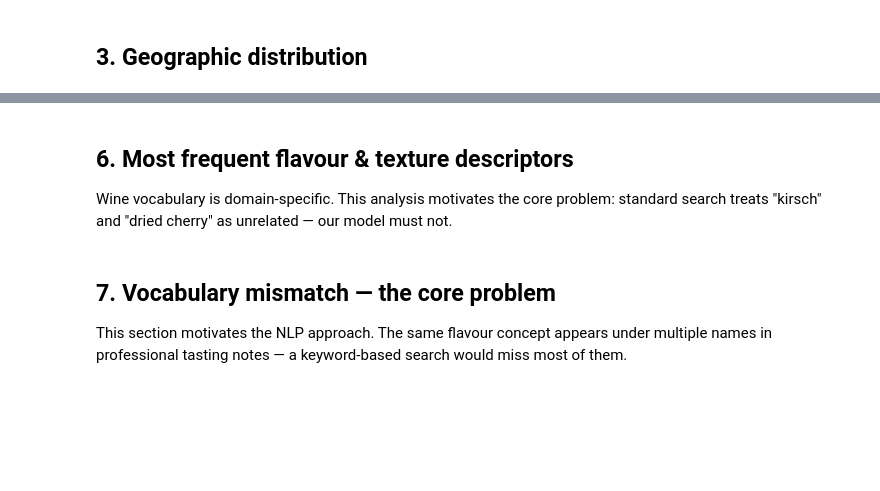
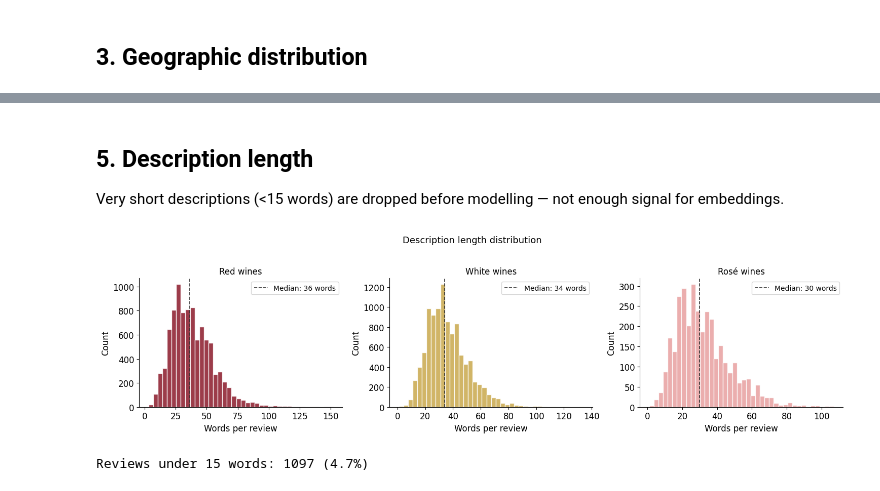
Before and after one commit to sbv239/wine-style-clustering, a Jupyter notebook: notebooks/01_eda.ipynb, the cells around one changed output, grey strips where cells are left out. Saved outputs shown, nothing was run; the diff lists cells and outputs as text; code cells hidden in the pictures; blank space fills up the shorter version.

```diff
--- a/notebooks/01_eda.ipynb
+++ b/notebooks/01_eda.ipynb
@@ -138,27 +142,25 @@ semantic signal. We'll flag these as potential quality concerns.
+# %% [markdown]
+## 5. Description length
+
+Very short descriptions (<15 words) are dropped before modelling — not enough signal for embeddings.
 # %%
-df['desc_len'] = df['description'].str.split().str.len()
-
-fig, axes = plt.subplots(1, 2, figsize=(11, 4))
-
-for ax, colour, color in zip(axes, ['Red', 'White'], [RED, WHITE]):
+fig, axes = plt.subplots(1, 3, figsize=(15, 4))
+for ax, colour, color in zip(axes, ['Red', 'White', 'Rosé'], [RED, WHITE, ROSE]):
     subset = df[df['Colour'] == colour]['desc_len']
     ax.hist(subset, bins=40, color=color, alpha=0.85, edgecolor='white')
     ax.axvline(subset.median(), color='#333', linestyle='--', linewidth=1.2,
                label=f'Median: {subset.median():.0f} words')
-    ax.set_title(f'{colour} wines — description length', fontsize=12)
+    ax.set_title(f'{colour} wines', fontsize=12)
     ax.set_xlabel('Words per review')
     ax.set_ylabel('Count')
     ax.legend(fontsize=10)
 
-plt.suptitle('Distribution of review length (words)', fontsize=13, y=1.02)
+plt.suptitle('Description length distribution', fontsize=13, y=1.02)
 plt.tight_layout()
-plt.savefig('../results/figures/01_desc_length.png', dpi=150, bbox_inches='tight')
+plt.savefig('results/figures/01_desc_length.png', dpi=150, bbox_inches='tight')
 plt.show()
 
-short_reviews = df[df['desc_len'] < 20]
-print(f'Reviews under 20 words: {len(short_reviews)} ({len(short_reviews)/len(df)*100:.1f}%)')
+print(f'Reviews under 15 words: {(df["desc_len"] < 15).sum()} ({(df["desc_len"] < 15).mean()*100:.1f}%)')
+# %% [output]
+[figure, added]
+Reviews under 15 words: 1097 (4.7%)
-# %% [markdown]
-## 6. Most frequent flavour & texture descriptors
-
-Wine vocabulary is domain-specific. This analysis motivates the core problem:
-standard search treats "kirsch" and "dried cherry" as unrelated — our model must not.
@@ -221,5 +166,0 @@ plt.show()
-# %% [markdown]
-## 7. Vocabulary mismatch — the core problem
-
-This section motivates the NLP approach. The same flavour concept appears under multiple names
-in professional tasting notes — a keyword-based search would miss most of them.
```
Also changed, not shown: parts of 23 cells of this notebook, 36 other files.
